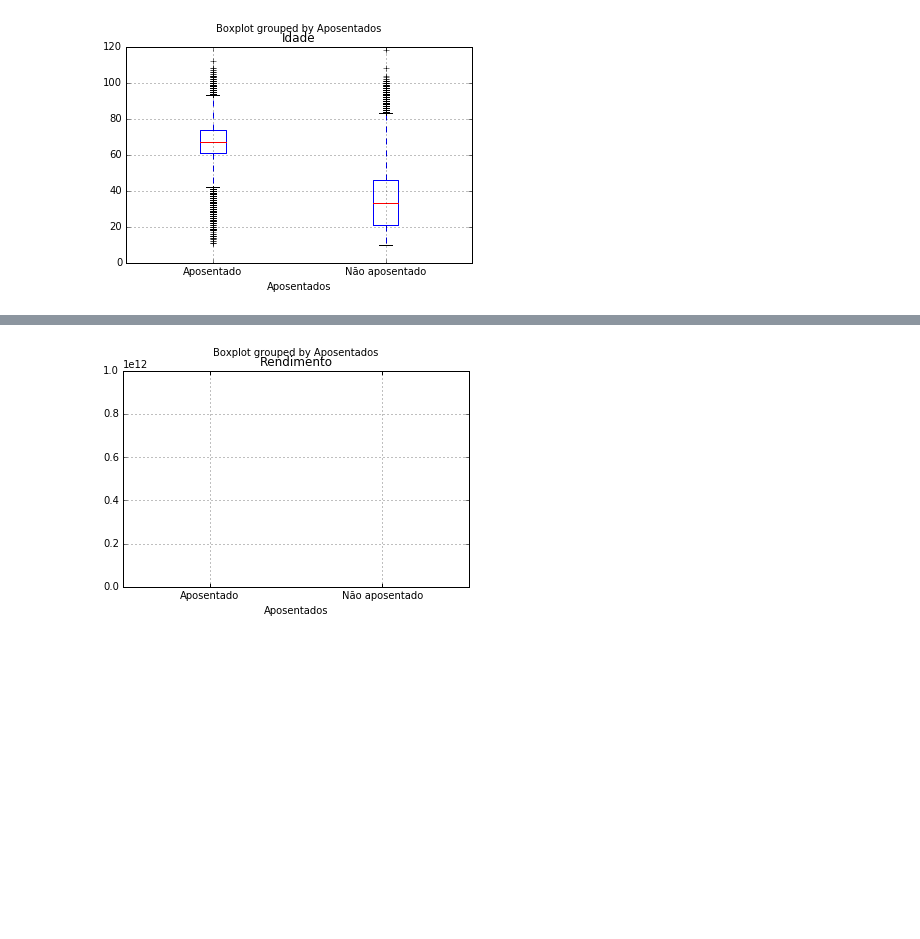
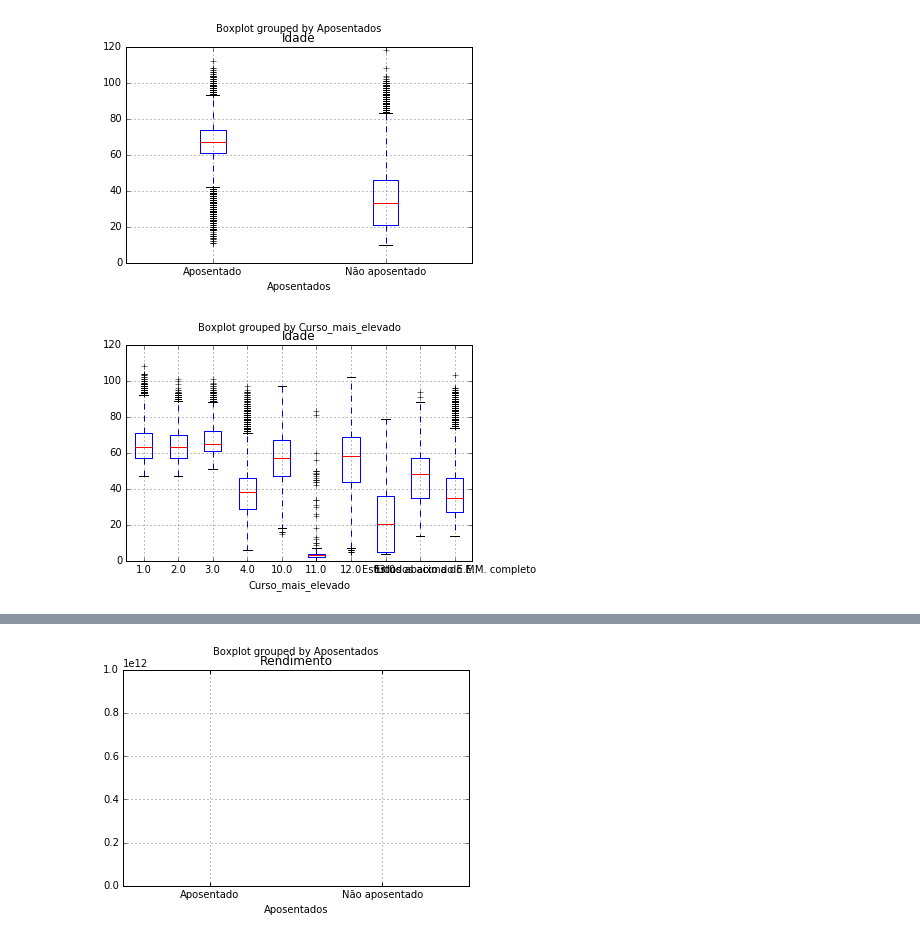
Before and after one commit to brunodratcu/CD, a Jupyter notebook: Projeto1/Projeto1 Layout.ipynb, the cells around one changed output, grey strips where cells are left out. Saved outputs shown, nothing was run; the diff lists cells and outputs as text; code cells hidden in the pictures; blank space fills up the shorter version.

```diff
--- a/Projeto1/Projeto1 Layout.ipynb
+++ b/Projeto1/Projeto1 Layout.ipynb
@@ -521,3 +521,8 @@ escolhas.boxplot(column="Idade", by="Aposentados")
 plt.show()
 # %% [output]
 [figure]
+# %%
+escolhas.boxplot(column="Idade", by="Curso_mais_elevado")
+plt.show()
+# %% [output]
+[figure, added]
```
Also changed, not shown: parts of 1 cell of this notebook.
